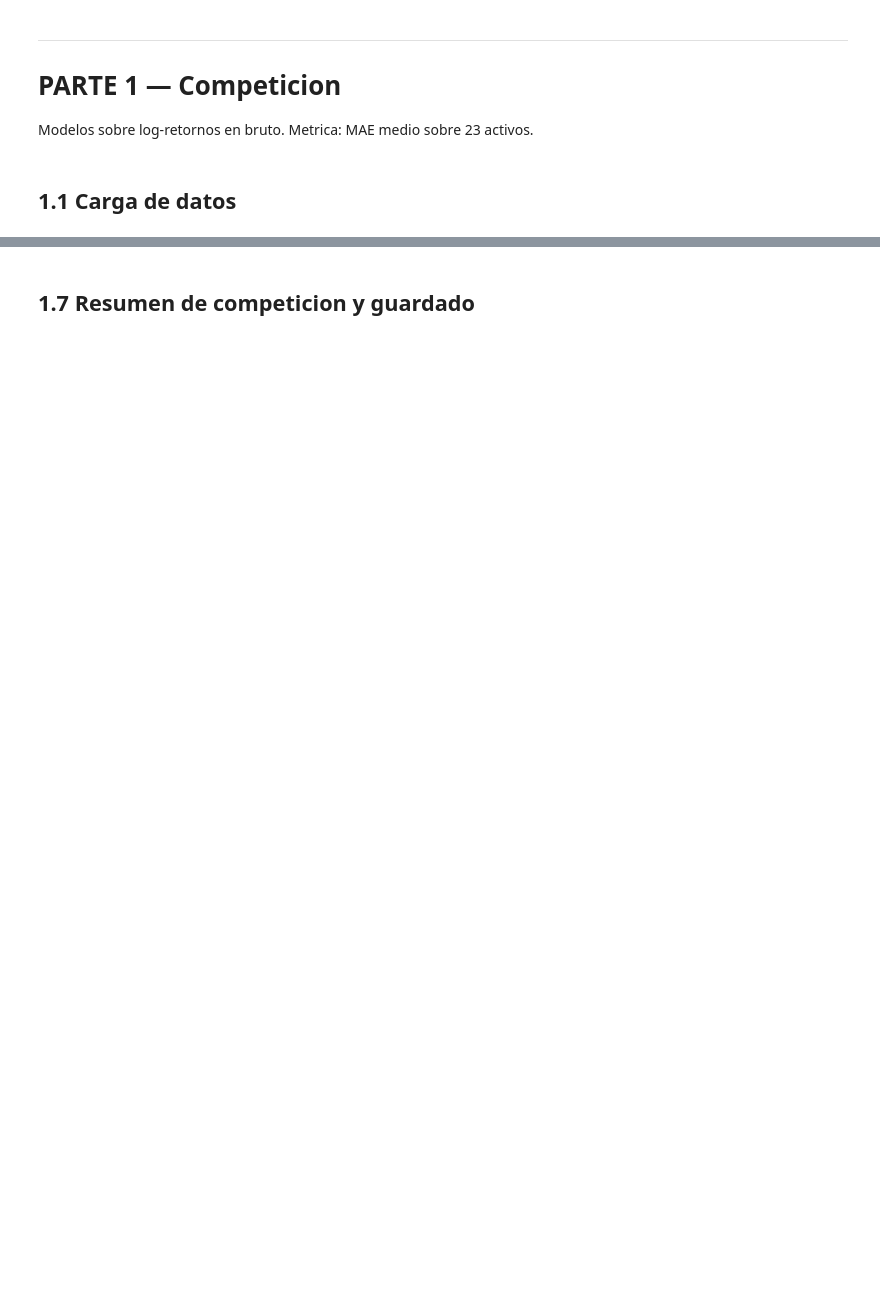
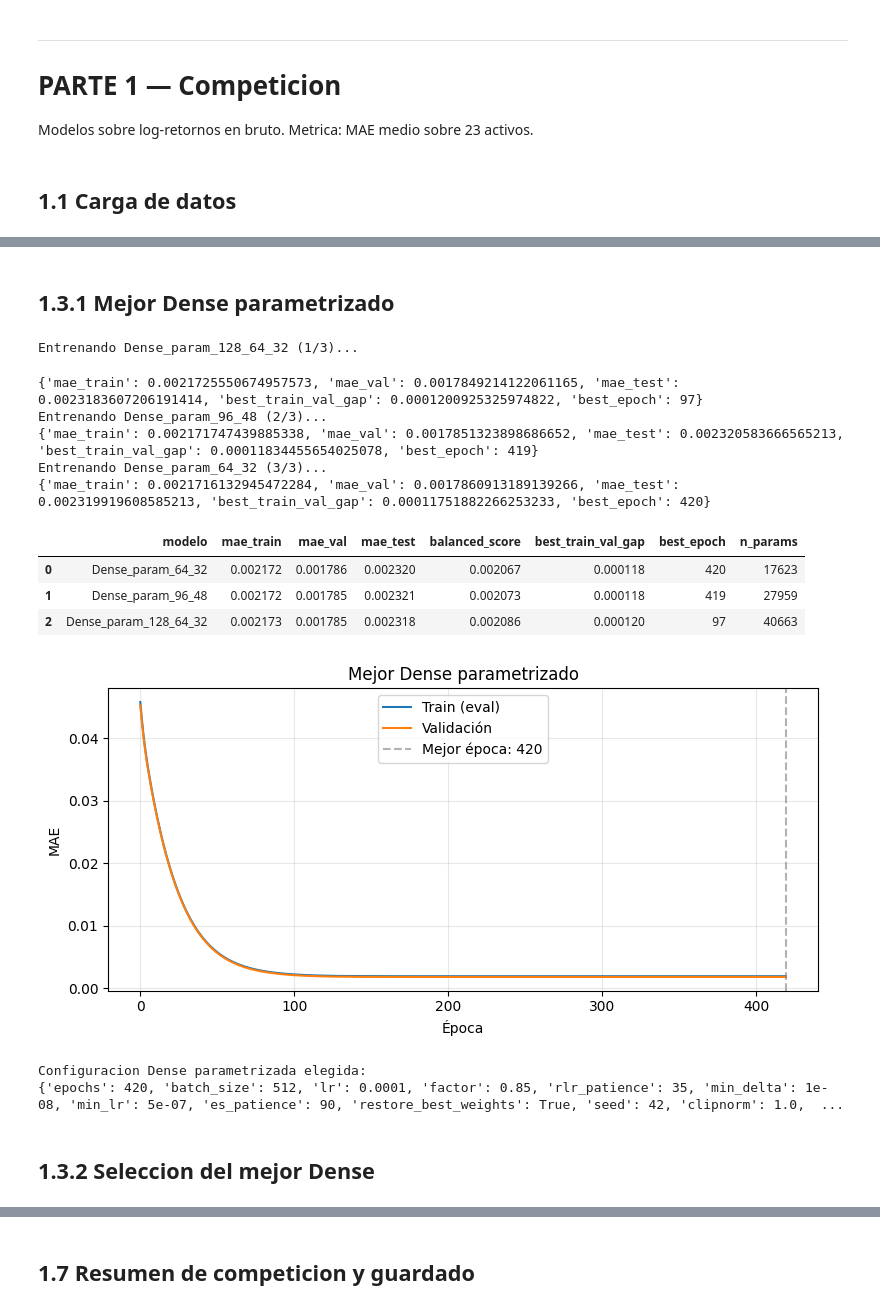
Before and after one commit to NataliaSJO/Taller4_NN, a Jupyter notebook: cuadernos/ent10_sal30.ipynb, the cells around one changed output, grey strips where cells are left out. Cells and saved outputs as stored; diff of their text form; code cells hidden in the pictures; blank space fills up the shorter version.

```diff
--- a/cuadernos/ent10_sal30.ipynb
+++ b/cuadernos/ent10_sal30.ipynb
@@ -106,0 +356,64 @@ print(resultado_mixto)
+# %% [markdown]
+## 1.3.1 Mejor Dense parametrizado
+# %%
+base_cfg_dense_param = {
+    'epochs': 420,
+    'batch_size': 512,
+    'lr': 3e-4,
+    'factor': 0.85,
+    'rlr_patience': 35,
+    'min_delta': 1e-8,
+    'min_lr': 5e-7,
+    'es_patience': 90,
+    'restore_best_weights': True,
+    'seed': 42,
+    'clipnorm': 1.0,
+    'verbose': 0,
+    'track_train_eval': True,
+    'train_eval_samples': 3000,
+    'gap_metric': 'train_eval_loss',
+    'es_monitor': 'balanced_score',
+    'rlr_monitor': 'balanced_score',
+    'gap_target': 1e-4,
+    'gap_weight': 1.5,
+    'gap_excess_weight': 6.0,
+}
+
+candidatos_dense_param = [
+    {'nombre': 'Dense_param_128_64_32', 'units': (128, 64, 32), 'dropout': 0.30, 'l2': 1e-4, 'lr': 3e-4},
+    {'nombre': 'Dense_param_96_48', 'units': (96, 48), 'dropout': 0.35, 'l2': 2e-4, 'lr': 2e-4},
+    {'nombre': 'Dense_param_64_32', 'units': (64, 32), 'dropout': 0.40, 'l2': 3e-4, 'lr': 1e-4},
+]
+
+df_dense_param, hist_dense_param, modelo_dense_param, resultado_dense_param = entrenar_candidatos_parametricos(
+    'construir_dense_v2_param',
+    candidatos_dense_param,
+    base_cfg_dense_param,
+    X_train, y_train,
+    X_val, y_val,
+    X_train_plano, X_val_plano, X_test_plano,
+)
+
+display(df_dense_param[[
+    'modelo', 'mae_train', 'mae_val', 'mae_test',
+    'balanced_score', 'best_train_val_gap', 'best_epoch', 'n_params'
+]].round(6))
+plot_best_history(hist_dense_param, 'Mejor Dense parametrizado')
+print('Configuracion Dense parametrizada elegida:')
+print(resultado_dense_param['cfg'])
+# %% [output]
+Entrenando Dense_param_128_64_32 (1/3)...
+{'mae_train': 0.0021725550674957573, 'mae_val': 0.0017849214122061165, 'mae_test': 0.0023183607206191414, 'best_train_val_gap': 0.0001200925325974822, 'best_epoch': 97}
+Entrenando Dense_param_96_48 (2/3)...
+{'mae_train': 0.002171747439885338, 'mae_val': 0.0017851323898686652, 'mae_test': 0.002320583666565213, 'best_train_val_gap': 0.00011834455654025078, 'best_epoch': 419}
+Entrenando Dense_param_64_32 (3/3)...
+{'mae_train': 0.0021716132945472284, 'mae_val': 0.0017860913189139266, 'mae_test': 0.002319919608585213, 'best_train_val_gap': 0.00011751882266253233, 'best_epoch': 420}
+|  | modelo | mae_train | mae_val | mae_test | balanced_score | best_train_val_gap | best_epoch | n_params |
+| 0 | Dense_param_64_32 | 0.002172 | 0.001786 | 0.002320 | 0.002067 | 0.000118 | 420 | 17623 |
+| 1 | Dense_param_96_48 | 0.002172 | 0.001785 | 0.002321 | 0.002073 | 0.000118 | 419 | 27959 |
+| 2 | Dense_param_128_64_32 | 0.002173 | 0.001785 | 0.002318 | 0.002086 | 0.000120 | 97 | 40663 |
+[figure, added]
+Configuracion Dense parametrizada elegida:
+{'epochs': 420, 'batch_size': 512, 'lr': 0.0001, 'factor': 0.85, 'rlr_patience': 35, 'min_delta': 1e-08, 'min_lr': 5e-07, 'es_patience': 90, 'restore_best_weights': True, 'seed': 42, 'clipnorm': 1.0,  ...
+# %% [markdown]
+## 1.3.2 Seleccion del mejor Dense
```
Also changed, not shown: parts of 42 cells of this notebook, 3 other files.
